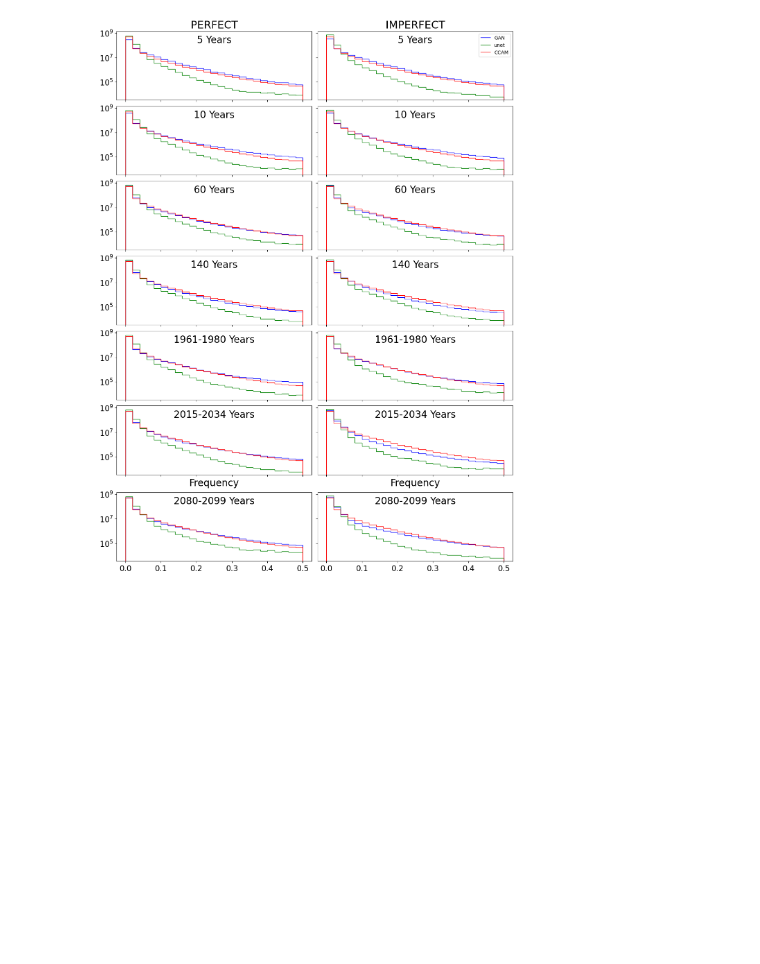
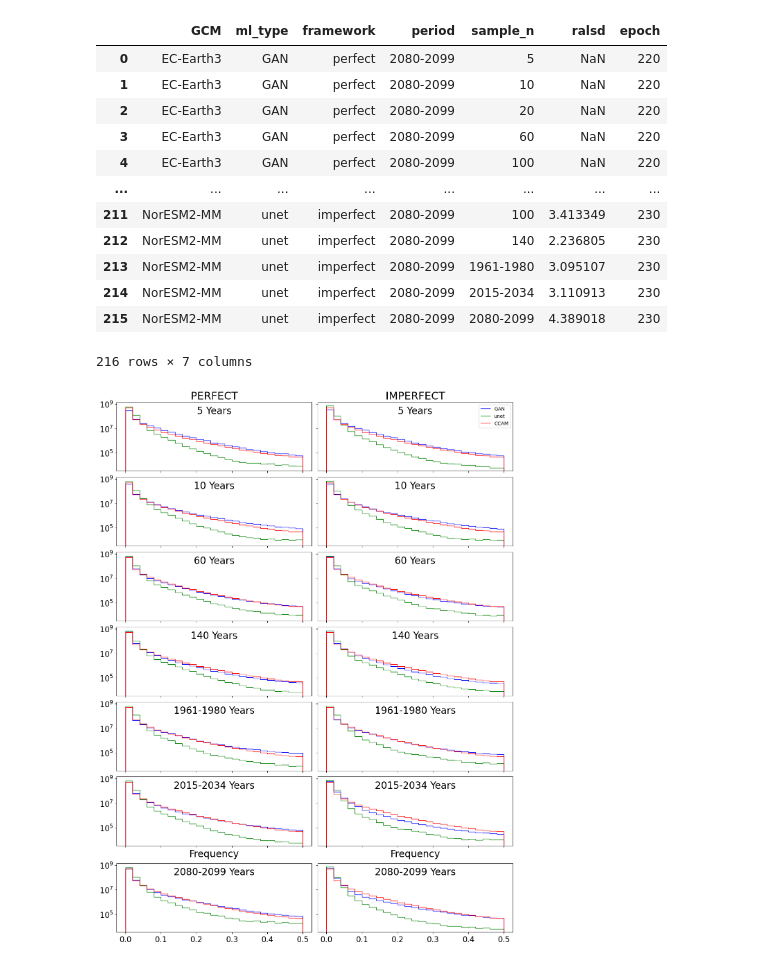
Before and after one commit to lauraqueen411/ML_emulator_temporal_sampling_experiments, a Jupyter notebook: plotting/Figure_4-PSD.ipynb, the cells around one changed output. Saved outputs shown, nothing was run; the diff lists cells and outputs as text; code cells hidden in the pictures; blank space fills up the shorter version.

```diff
--- a/plotting/Figure_4-PSD.ipynb
+++ b/plotting/Figure_4-PSD.ipynb
@@ -11,0 +14,41 @@ ERROR 1: PROJ: proj_create_from_database: Open of /nesi/project/niwa00018/queenl
+# %%
+'''
+RALSD
+'''
+
+def write_to_dict(result_dict,period,epoch,gcm,ml_type,framework,n,ralsd):
+
+    result_dict['period'].append(period)
+    result_dict['epoch'].append(epoch)
+    result_dict['GCM'].append(gcm)
+    result_dict['ml_type'].append(ml_type)
+    result_dict['framework'].append(framework)
+    result_dict['sample_n'].append(n)
+    result_dict['ralsd'].append(ralsd)
+
+
+def get_ralsd_df(start,end,metric,epochs):
+
+    result_dict = {'GCM':[],'ml_type':[],'framework':[],'period':[],'sample_n':[],'ralsd':[],'epoch':[]}
+
+    for epoch in epochs:
+        for gcm in ['EC-Earth3','NorESM2-MM']:
+            for ml_type in ['GAN','unet']:
+                for framework in ['perfect','imperfect']:
+
+                    df = pd.read_csv(f'{counts_dir}/{gcm}_{ml_type}_{framework}_epoch_{epoch}_{start}-{end}_{metric}_PSD_counts.csv').drop('Unnamed: 0',axis=1)
+
+                    ccam_counts = df['CCAM']
+
+                    for i,n in enumerate(['5','10','20','30','40','50','60','80','100','120','140','1961-1980','2015-2034','2080-2099']):#,'140'
+
+                        ml_counts = df[n]
+
+                        log_diff = 10 * (np.log10(ml_counts) - np.log10(ccam_counts))
+                        diff_rmse = np.sqrt(np.mean(log_diff ** 2))
+
+                        write_to_dict(result_dict,f'{start}-{end}',epoch,gcm,ml_type,framework,n,diff_rmse)
+
+    df = pd.DataFrame.from_dict(result_dict)
+
+    return(df)
@@ -12,3 +161,19 @@ ERROR 1: PROJ: proj_create_from_database: Open of /nesi/project/niwa00018/queenl
+# %%
+df
+# %% [output]
+|  | GCM | ml_type | framework | period | sample_n | ralsd | epoch |
+| 0 | EC-Earth3 | GAN | perfect | 2080-2099 | 5 | NaN | 220 |
+| 1 | EC-Earth3 | GAN | perfect | 2080-2099 | 10 | NaN | 220 |
+| 2 | EC-Earth3 | GAN | perfect | 2080-2099 | 20 | NaN | 220 |
+| 3 | EC-Earth3 | GAN | perfect | 2080-2099 | 60 | NaN | 220 |
+| 4 | EC-Earth3 | GAN | perfect | 2080-2099 | 100 | NaN | 220 |
+| ... | ... | ... | ... | ... | ... | ... | ... |
+| 211 | NorESM2-MM | unet | imperfect | 2080-2099 | 100 | 3.413349 | 230 |
+| 212 | NorESM2-MM | unet | imperfect | 2080-2099 | 140 | 2.236805 | 230 |
+| 213 | NorESM2-MM | unet | imperfect | 2080-2099 | 1961-1980 | 3.095107 | 230 |
+| 214 | NorESM2-MM | unet | imperfect | 2080-2099 | 2015-2034 | 3.110913 | 230 |
+| 215 | NorESM2-MM | unet | imperfect | 2080-2099 | 2080-2099 | 4.389018 | 230 |
+216 rows × 7 columns
 # %%
 '''
 Plot histograms
```
Also changed, not shown: parts of 7 cells of this notebook, 26 other files.
